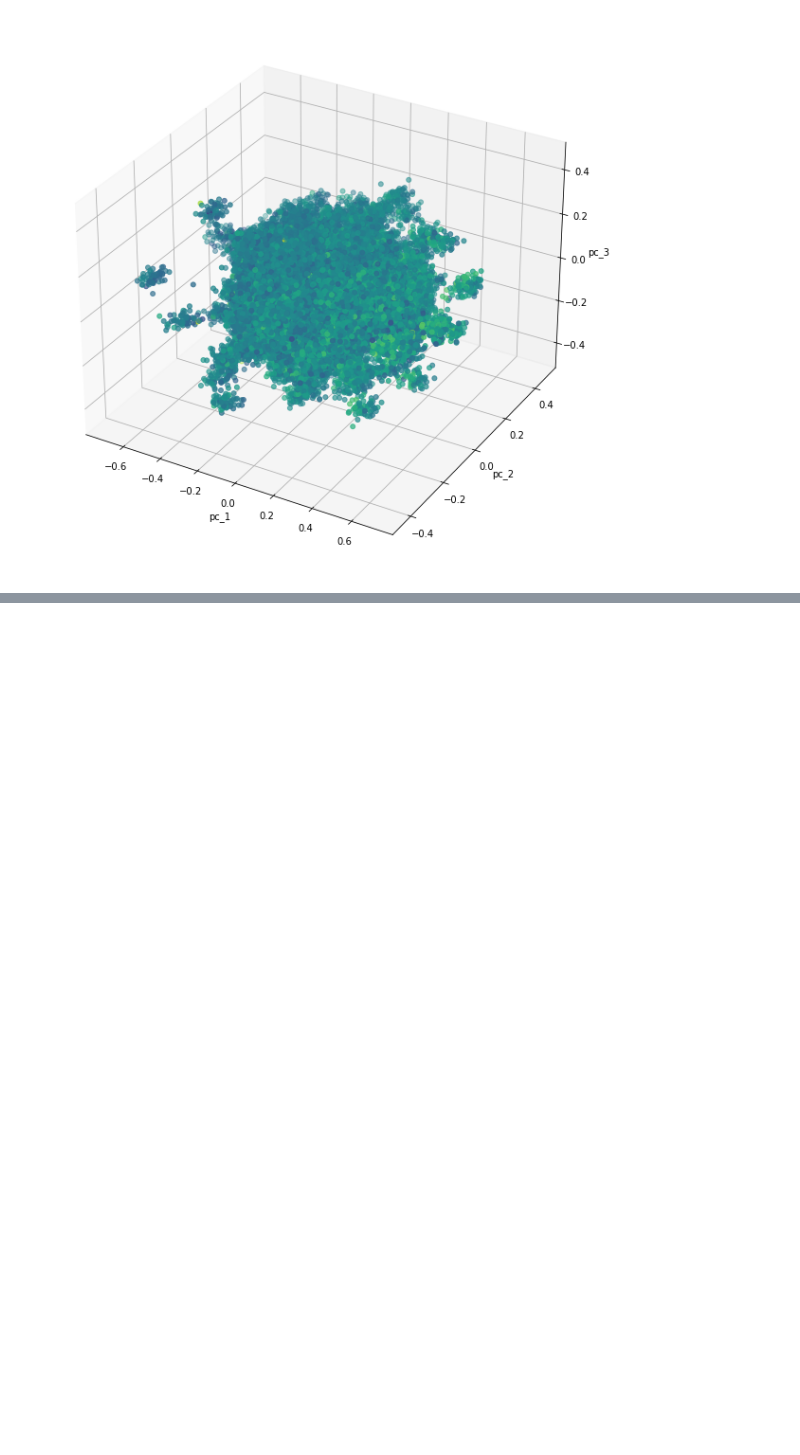
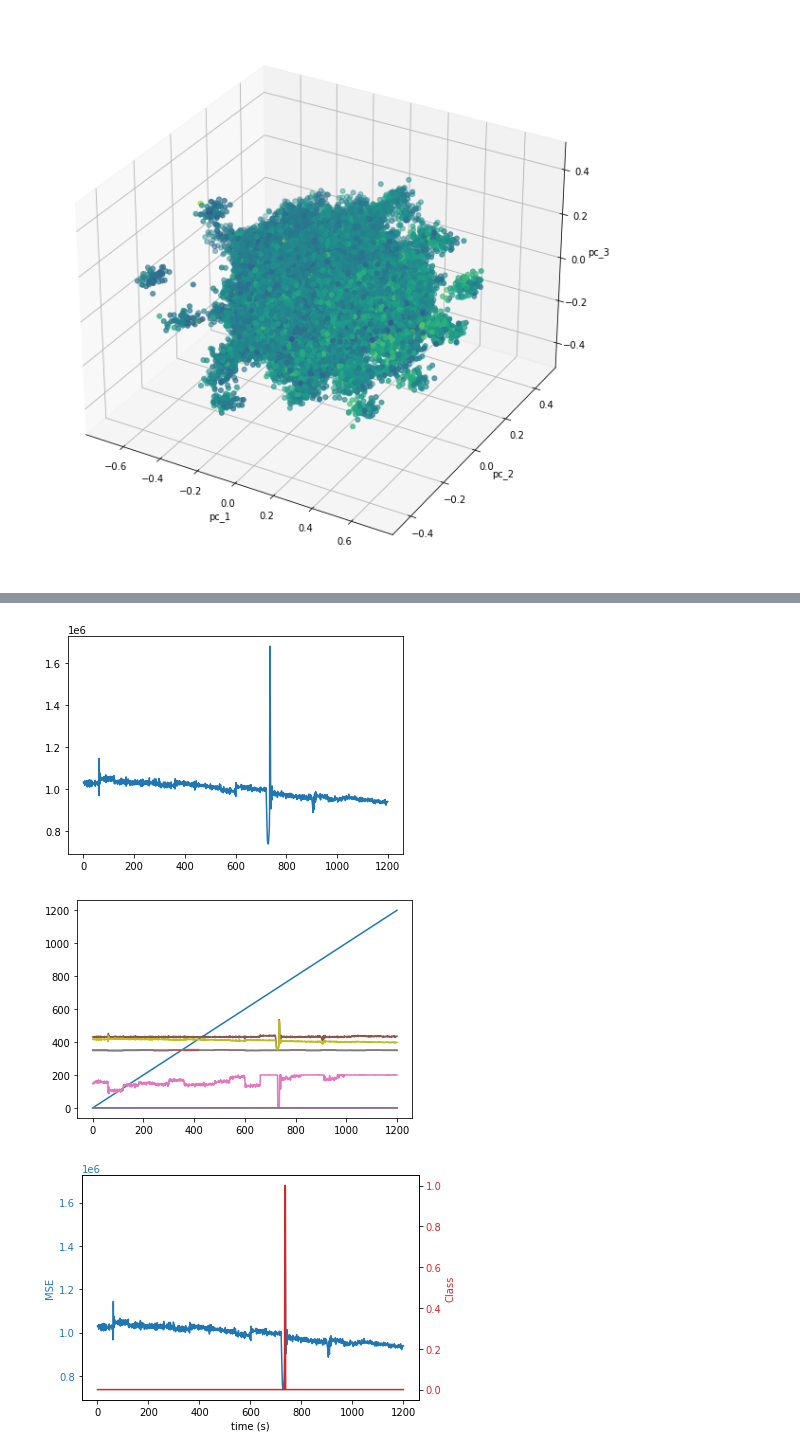
Before and after one commit to shikarRajcomar-Engineer/Anomaly_Detection, a Jupyter notebook: Anomlay Detection Autoencoder.ipynb, the cells around one changed output, grey strips where cells are left out. Drawn from its saved outputs; the diff is of its cells as text; code cells hidden in the pictures; blank space fills up the shorter version.

```diff
--- a/Anomlay Detection Autoencoder.ipynb
+++ b/Anomlay Detection Autoencoder.ipynb
@@ -399,0 +328,38 @@ mse_df.to_excel('test4.xlsx')
+# %%
+import numpy as np
+import matplotlib.pyplot as plt
+
+
+
+plt.plot(abnormal_events_df.mse)
+plt.show()
+df = pd.read_excel('Fault 40.xlsx',engine='openpyxl')
+plt.plot(df)
+plt.show()
+
+
+df=df.Class
+data1 = abnormal_events_mse
+data2 = df
+
+fig, ax1 = plt.subplots()
+
+color = 'tab:blue'
+ax1.set_xlabel('time (s)')
+ax1.set_ylabel('MSE', color=color)
+ax1.plot(data1, color=color)
+ax1.tick_params(axis='y', labelcolor=color)
+
+ax2 = ax1.twinx()  # instantiate a second axes that shares the same x-axis
+
+color = 'tab:red'
+ax2.set_ylabel('Class', color=color)  # we already handled the x-label with ax1
+ax2.plot(data2, color=color)
+ax2.tick_params(axis='y', labelcolor=color)
+
+fig.tight_layout()  # otherwise the right y-label is slightly clipped
+plt.show()
+# %% [output]
+[figure, added]
+[figure, added]
+[figure, added]
```
Also changed, not shown: parts of 7 cells of this notebook, 4 other files.
